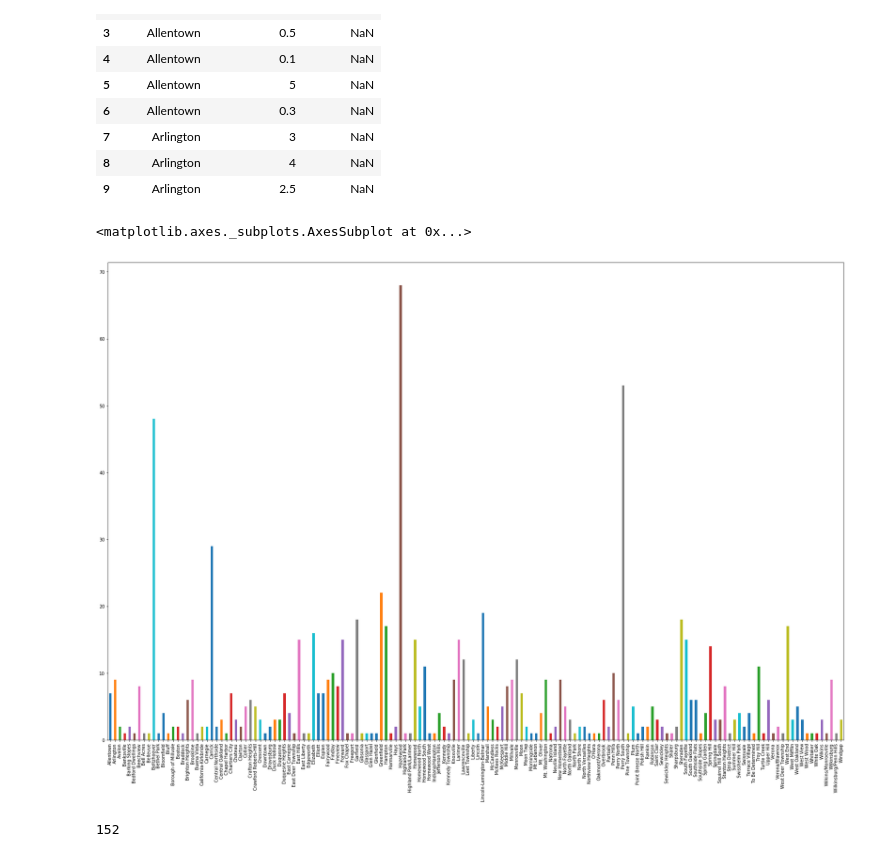
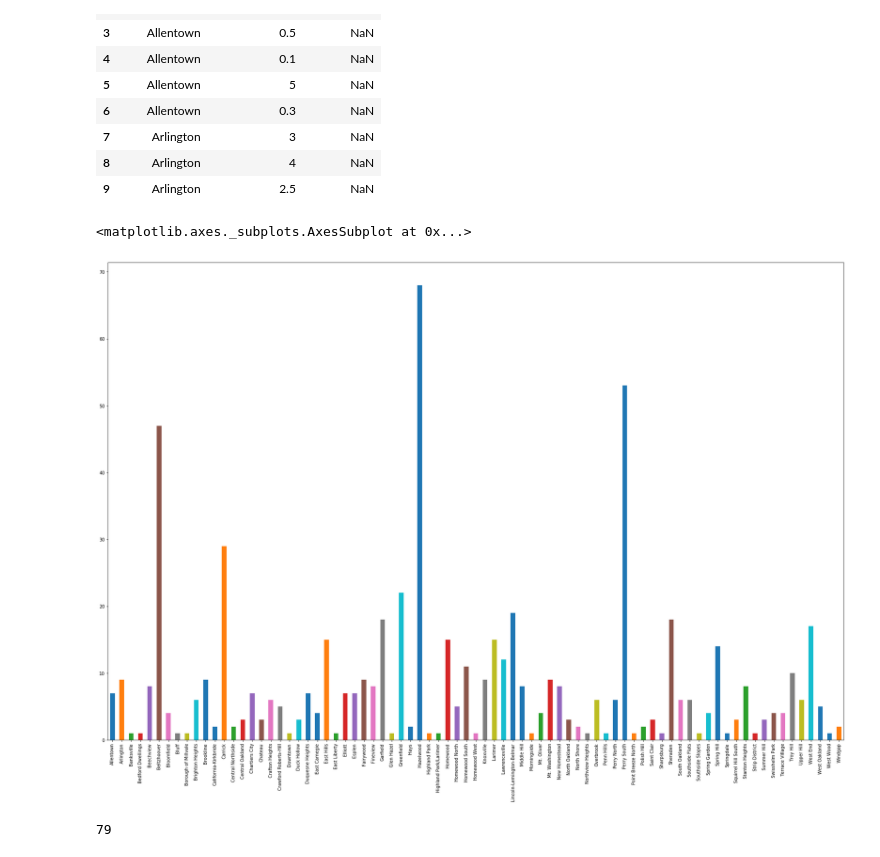
Before and after one commit to janereilly10/Final-Project, a Jupyter notebook: dump.ipynb, the cells around one changed output. Drawn from its saved outputs; the diff is of its cells as text; code cells hidden in the pictures.

```diff
--- a/dump.ipynb
+++ b/dump.ipynb
@@ -9,8 +9,8 @@ import ssl
 ssl._create_default_https_context = ssl._create_unverified_context
 # %%
 dump_site = pd.read_csv("https://data.wprdc.org/dataset/ed4cf849-d323-4d01-8a13-675d283f1ac9/resource/ee834d8d-ae71-4b3b-b02b-312ba321ff17/download/illegaldumpsites.csv")
-dump = dump_site.loc[chip['City'] > 1]
-dump_site.head(20)
+dump = dump_site.loc[dump_site['City'] == 'Pittsburgh']
+dump.head(20)
 # %% [output]
 |  | site_name | Status | City | Neighborhood | estimated_tons | location_description | latitude | longitude | ... |
 | 0 | St. Martin Street | Surveyed | Pittsburgh | Allentown | 0.5 | NaN | 40.42221971 | -79.99022525 | ... |
@@ -32,7 +32,7 @@ dump_site.head(20)
 # %%
-dump = dump_site.drop(['site_name', 'City', 'location_description','latitude', 'longitude', 'Status'], axis=1)
+dumps = dump.drop(['site_name', 'City', 'location_description','latitude', 'longitude', 'Status'], axis=1)
 #dump.set_index('Neighborhood')
-dump.head(10)
+dumps.head(10)
 # %% [output]
 |  | Neighborhood | estimated_tons | Unnamed: 8 |
 | 0 | Allentown | 0.5 | NaN |
@@ -46,13 +46,13 @@ dump.head(10)
 | 8 | Arlington | 4 | NaN |
 | 9 | Arlington | 2.5 | NaN |
 # %%
-dump_site["Neighborhood"].value_counts().sort_index().plot(kind='bar', rot=90, figsize = (30,20))
+dumps["Neighborhood"].value_counts().sort_index().plot(kind='bar', rot=90, figsize = (30,20))
 # %% [output]
 <matplotlib.axes._subplots.AxesSubplot at 0x...>
-[figure, old version]
+[figure, new version]
 # %%
-dump_site['Neighborhood'].unique()
-len(dump_site['Neighborhood'].unique())
+dumps['Neighborhood'].unique()
+len(dumps['Neighborhood'].unique())
 #Okay, so we should probably remove any locations with the least amounts of trash by a certain margin
 # %% [output]
-152
+79
```
Also changed, not shown: parts of 1 cell of this notebook.
